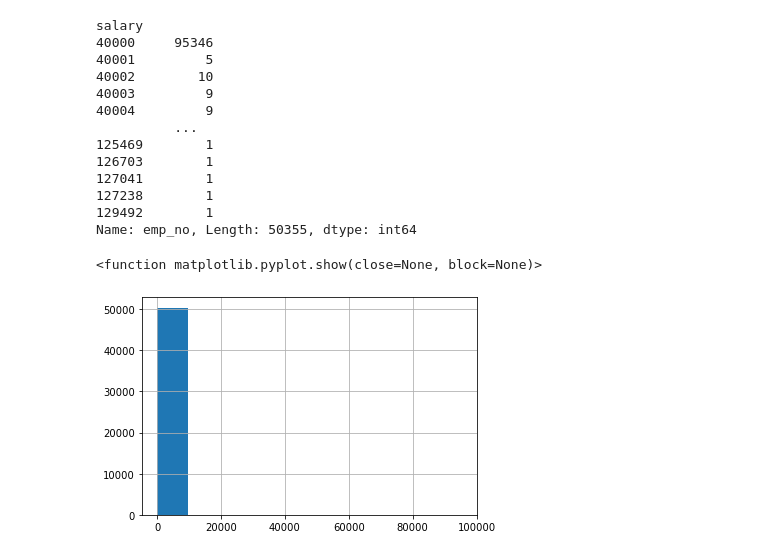
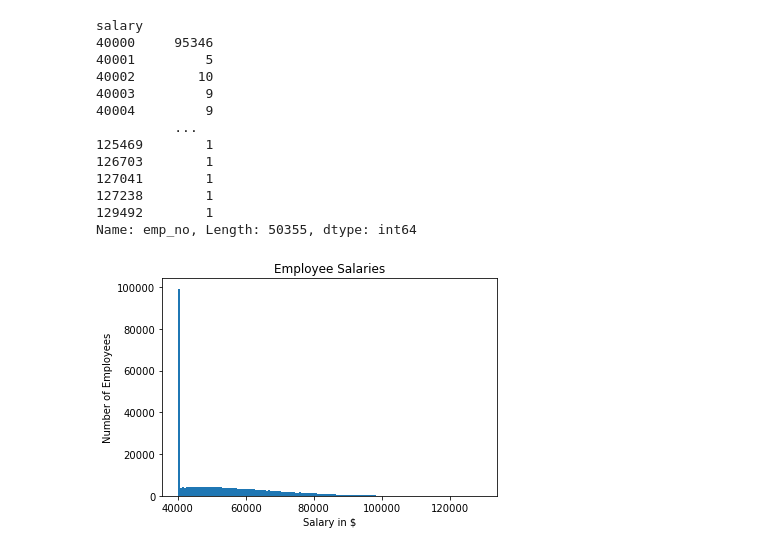
Before and after one commit to twolightsabovethesea/sql-challenge, a Jupyter notebook: EmployeeSQL/SQLchallenge.ipynb, the cells around one changed output. Drawn from its saved outputs; the diff is of its cells as text; code cells hidden in the pictures.

Commit message:
improved visualizations and added labels

```diff
--- a/EmployeeSQL/SQLchallenge.ipynb
+++ b/EmployeeSQL/SQLchallenge.ipynb
@@ -92,3 +97,6 @@ merge_two.head()
 | 2 | 10004 | 40054 | e0003 | 5/1/1954 | Chirstian | Koblick | M | 12/1/1986 | Senior Engineer |
 | 3 | 10006 | 40000 | e0003 | 4/20/1953 | Anneke | Preusig | F | 6/2/1989 | Senior Engineer |
 | 4 | 10009 | 60929 | e0003 | 4/19/1952 | Sumant | Peac | F | 2/18/1985 | Senior Engineer |
+# %%
+salaries = merge_two['salary'].values
+salaries.max()
@@ -113,9 +123,3 @@ salary
 127238        1
 129492        1
 Name: emp_no, Length: 50355, dtype: int64
-# %%
-common_salaries.hist()
-plt.show
-# %% [output]
-<function matplotlib.pyplot.show(close=None, block=None)>
-[figure, removed]
@@ -127,2 +126,11 @@ plt.show()
+# %%
+# create a histogram showing the most common salary ranges for employees
+plt.hist(salaries,bins='auto')
+plt.title('Employee Salaries')
+plt.xlabel('Salary in $')
+plt.ylabel('Number of Employees')
+plt.show()
+# %% [output]
+[figure, added]
 # %%
 salaries_by_title = salary_groups.groupby('title').mean()['salary']
```
Also changed, not shown: parts of 8 cells of this notebook.
